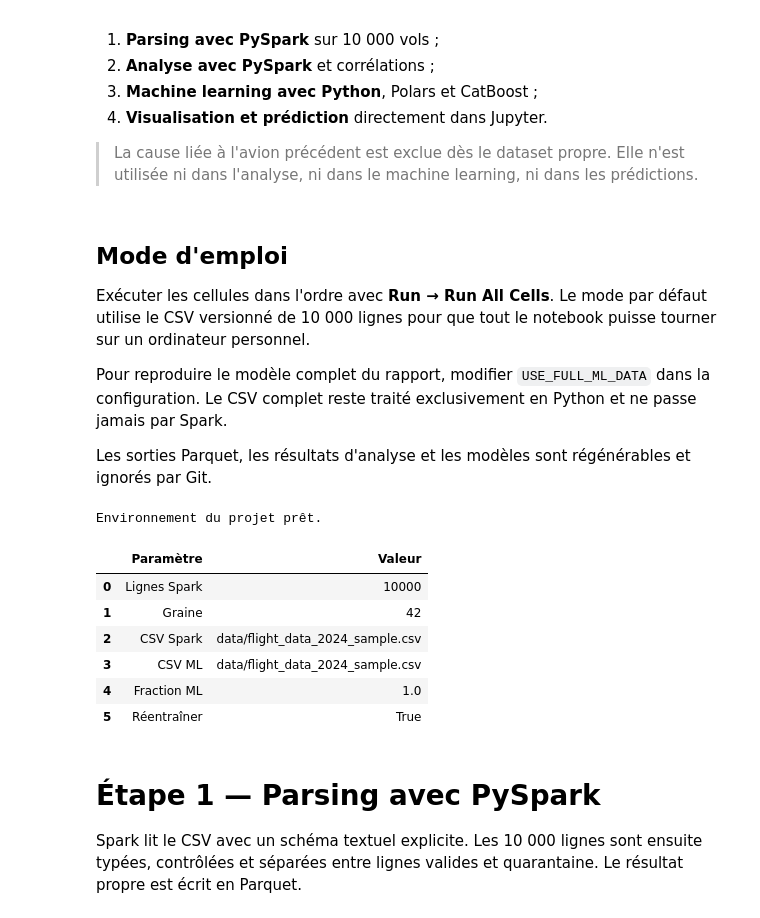
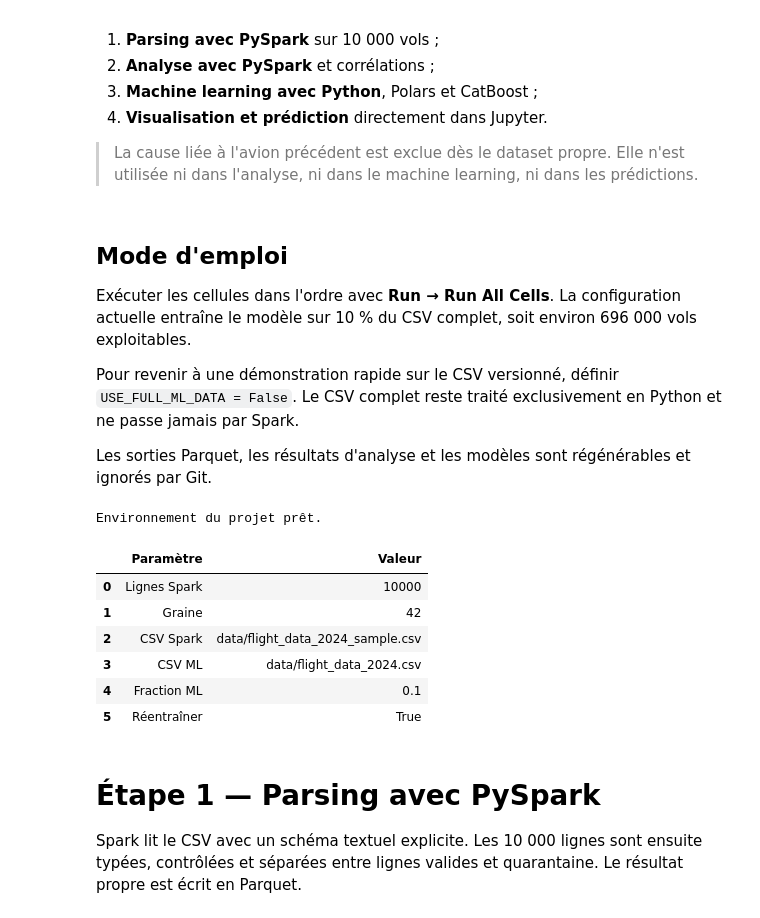
Before and after one commit to Clarence1208/distributed-processing-flight-delay-project, a Jupyter notebook: notebooks/flight_delay_pipeline.ipynb, the cells around one changed output. Saved outputs shown, nothing was run; the diff lists cells and outputs as text; code cells hidden in the pictures.

Commit message:
feat: entrainer le notebook sur 10 pour cent des vols

```diff
--- a/notebooks/flight_delay_pipeline.ipynb
+++ b/notebooks/flight_delay_pipeline.ipynb
@@ -12,9 +12,9 @@ Ce notebook regroupe tout le projet dans un parcours unique, lisible et exécuta
 # %% [markdown]
 ## Mode d'emploi
 
-Exécuter les cellules dans l'ordre avec **Run → Run All Cells**. Le mode par défaut utilise le CSV versionné de 10 000 lignes pour que tout le notebook puisse tourner sur un ordinateur personnel.
+Exécuter les cellules dans l'ordre avec **Run → Run All Cells**. La configuration actuelle entraîne le modèle sur 10 % du CSV complet, soit environ 696 000 vols exploitables.
 
-Pour reproduire le modèle complet du rapport, modifier `USE_FULL_ML_DATA` dans la configuration. Le CSV complet reste traité exclusivement en Python et ne passe jamais par Spark.
+Pour revenir à une démonstration rapide sur le CSV versionné, définir `USE_FULL_ML_DATA = False`. Le CSV complet reste traité exclusivement en Python et ne passe jamais par Spark.
 
 Les sorties Parquet, les résultats d'analyse et les modèles sont régénérables et ignorés par Git.
 # %%
@@ -58,7 +58,7 @@ SPARK_OUTPUT_PATH = project_root / "data/processed/spark/flights_10000"
 ANALYSIS_OUTPUT_PATH = project_root / "data/analysis/spark"
 
 # False : démonstration rapide sur 10 000 lignes. True : 10 % du CSV complet.
-USE_FULL_ML_DATA = False
+USE_FULL_ML_DATA = True
 # True réentraîne le modèle ; False recharge l'artefact correspondant s'il existe.
 RETRAIN_MODEL = True
 
@@ -72,35 +72,35 @@ model_suffix = "official" if USE_FULL_ML_DATA else "notebook_demo"
 MODEL_PATH = project_root / f"models/{model_suffix}/flight_delay_models.joblib"
 METRICS_PATH = project_root / f"models/{model_suffix}/training_metrics.json"
 IMPORTANCE_PATH = project_root / f"models/{model_suffix}/feature_importance.csv"
 
 configuration = pd.DataFrame(
     {
         "Paramètre": [
             "Lignes Spark",
             "Graine",
             "CSV Spark",
             "CSV ML",
             "Fraction ML",
             "Réentraîner",
         ],
         "Valeur": [
             SPARK_SAMPLE_SIZE,
             SEED,
             str(SPARK_INPUT_PATH.relative_to(project_root)),
             str(ML_INPUT_PATH.relative_to(project_root)),
             ML_SAMPLE_FRACTION,
             RETRAIN_MODEL,
         ],
     }
 )
 display(configuration)
 # %% [output]
 |  | Paramètre | Valeur |
 | 0 | Lignes Spark | 10000 |
 | 1 | Graine | 42 |
 | 2 | CSV Spark | data/flight_data_2024_sample.csv |
-| 3 | CSV ML | data/flight_data_2024_sample.csv |
-| 4 | Fraction ML | 1.0 |
+| 3 | CSV ML | data/flight_data_2024.csv |
+| 4 | Fraction ML | 0.1 |
 | 5 | Réentraîner | True |
 # %% [markdown]
 # Étape 1 — Parsing avec PySpark
```
Also changed, not shown: parts of 7 cells of this notebook, 2 other files.
